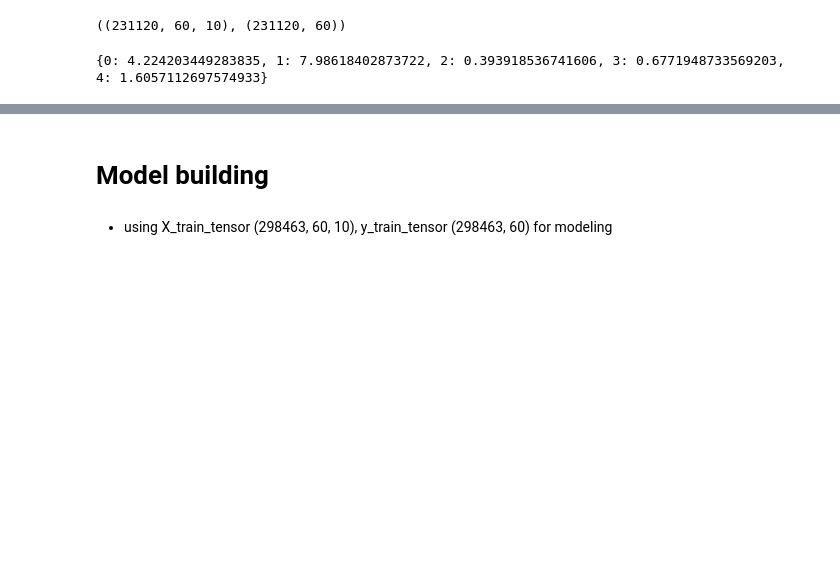
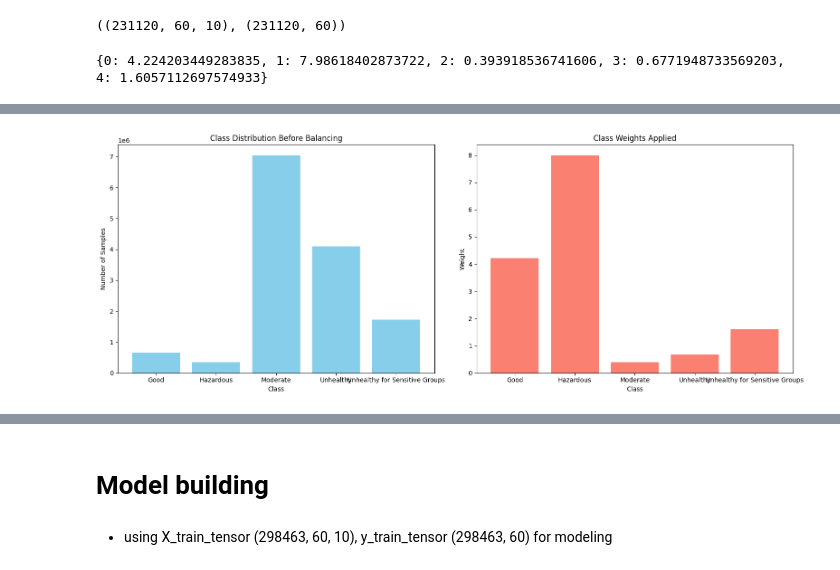
Before and after one commit to amrpyt/air_quality, a Jupyter notebook: AirQuality.ipynb, the cells around one changed output, grey strips where cells are left out. Saved outputs shown, nothing was run; the diff lists cells and outputs as text; code cells hidden in the pictures; blank space fills up the shorter version.

```diff
--- a/AirQuality.ipynb
+++ b/AirQuality.ipynb
@@ -263,0 +248,27 @@ Num GPUs Available: 0
+# %%
+import matplotlib.pyplot as plt
+import numpy as np
+
+unique_classes, counts = np.unique(y_train_tensor, return_counts=True)
+decoded_classes = le.inverse_transform(unique_classes)
+
+weight_classes = np.array(list(class_weights.keys()))
+decoded_weight_classes = le.inverse_transform(weight_classes)
+weights = list(class_weights.values())
+
+fig, axs = plt.subplots(1, 2, figsize=(16, 6))
+
+axs[0].bar(decoded_classes, counts, color='skyblue')
+axs[0].set_xlabel("Class")
+axs[0].set_ylabel("Number of Samples")
+axs[0].set_title("Class Distribution Before Balancing")
+
+axs[1].bar(decoded_weight_classes, weights, color='salmon')
+axs[1].set_xlabel("Class")
+axs[1].set_ylabel("Weight")
+axs[1].set_title("Class Weights Applied")
+
+plt.tight_layout()
+plt.show()
+# %% [output]
+[figure, added]
```
Also changed, not shown: parts of 23 cells of this notebook, 11 other files.
